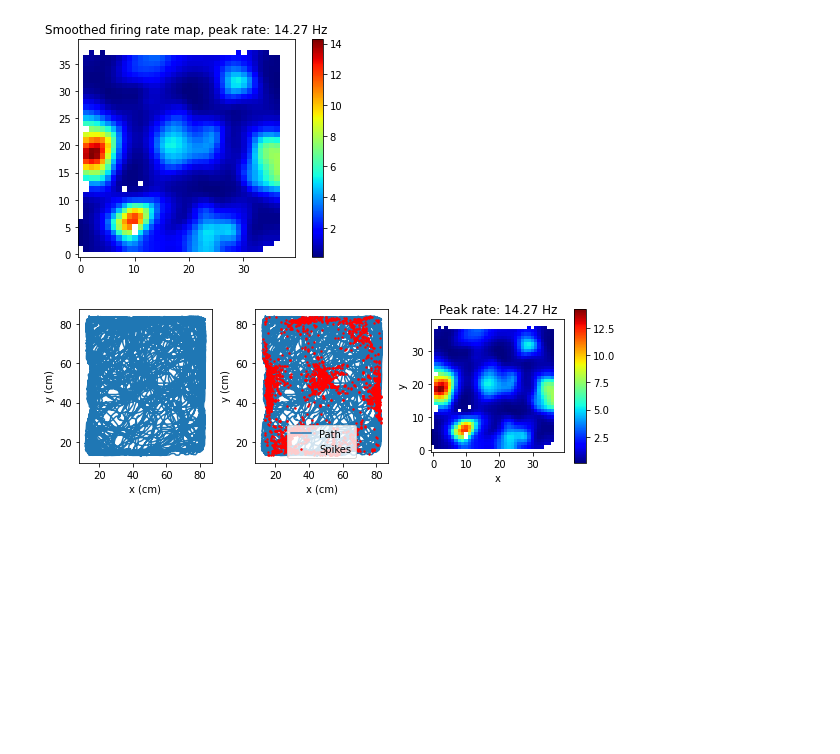
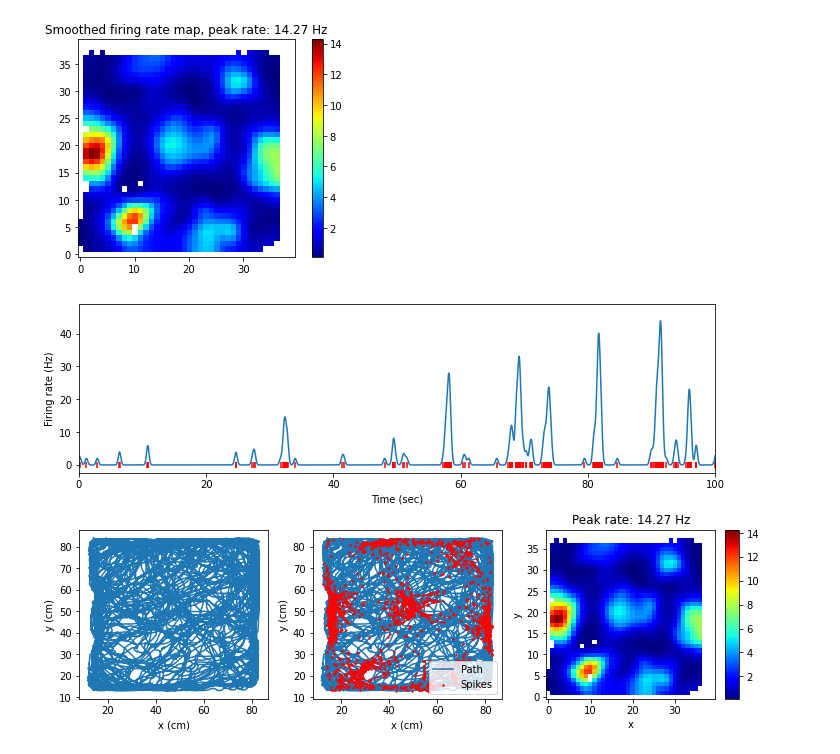
Before and after one commit to kevin-allen/dataScienceNeuro, a Jupyter notebook: notebooks/lecture_06.ipynb, the cells around one changed output. Cells and saved outputs as stored; diff of their text form; code cells hidden in the pictures; blank space fills up the shorter version.

```diff
--- a/notebooks/lecture_06.ipynb
+++ b/notebooks/lecture_06.ipynb
@@ -646,38 +646,43 @@ plt.show()
 import matplotlib.gridspec as gridspec
 
 
-fig = plt.figure(constrained_layout=True,figsize=(8,5))
+fig = plt.figure(constrained_layout=True,figsize=(10,6))
 gs = fig.add_gridspec(2, 3)
 
 
-ax = fig.add_subplot(gs[1,:])
+ax = fig.add_subplot(gs[0,:])
+ax.plot(ifrBins[1:],ifr)
+ax.scatter(st,np.zeros_like(stList[0]),c="red",marker='|')
+ax.set_xlim(0,100)
+ax.set_ylabel("Firing rate (Hz)")
+ax.set_xlabel("Time (sec)")
 
 
 
 ax = fig.add_subplot(gs[1,0])
 ax.plot(p["x"],p["y"],label="Path")
 ax.set_xlabel("x (cm)")
 ax.set_ylabel("y (cm)")
 
 ax = fig.add_subplot(gs[1,1])
 ax.plot(p["x"],p["y"],label="Path")
 ax.scatter(spikeX,spikeY,s=2,c="red",zorder=3,label="Spikes")
 ax.set_xlabel("x (cm)")
 ax.set_ylabel("y (cm)")
 ax.legend()
 
 
 ax = fig.add_subplot(gs[1,2])
 im = ax.imshow(sFiringRateMap.T,origin="lower",cmap="jet")
 ax.set_xlabel("x")
 ax.set_ylabel("y")
 ax.set_title("Peak rate: {:.2f} Hz".format(np.nanmax(sFiringRateMap)))
 plt.colorbar(im)
 
 
 
 fn = "../images/gridCellExample.png"
 plt.savefig(fn)
 plt.show()
 # %% [output]
-[figure, old version]
+[figure, new version]
```
Also changed, not shown: 1 other file.
